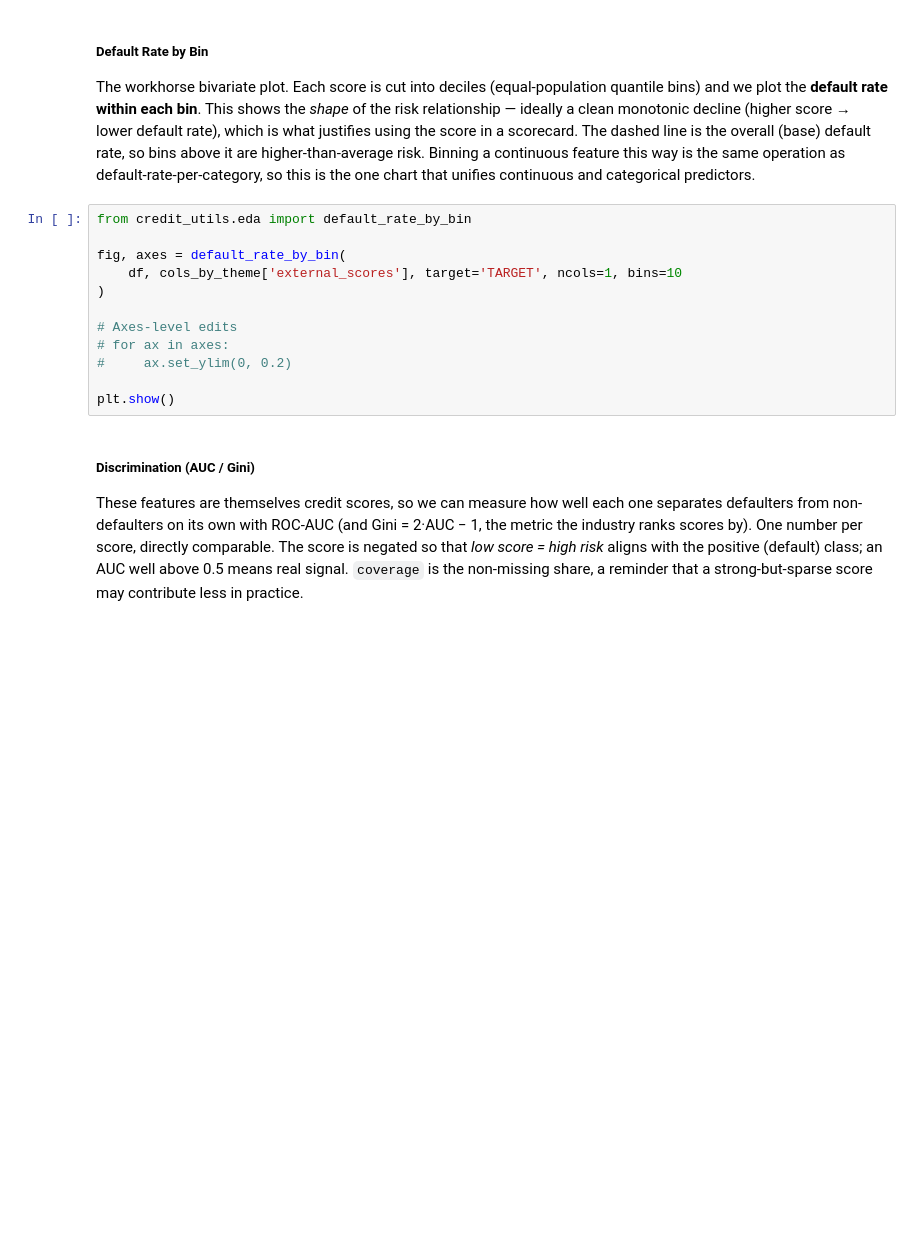
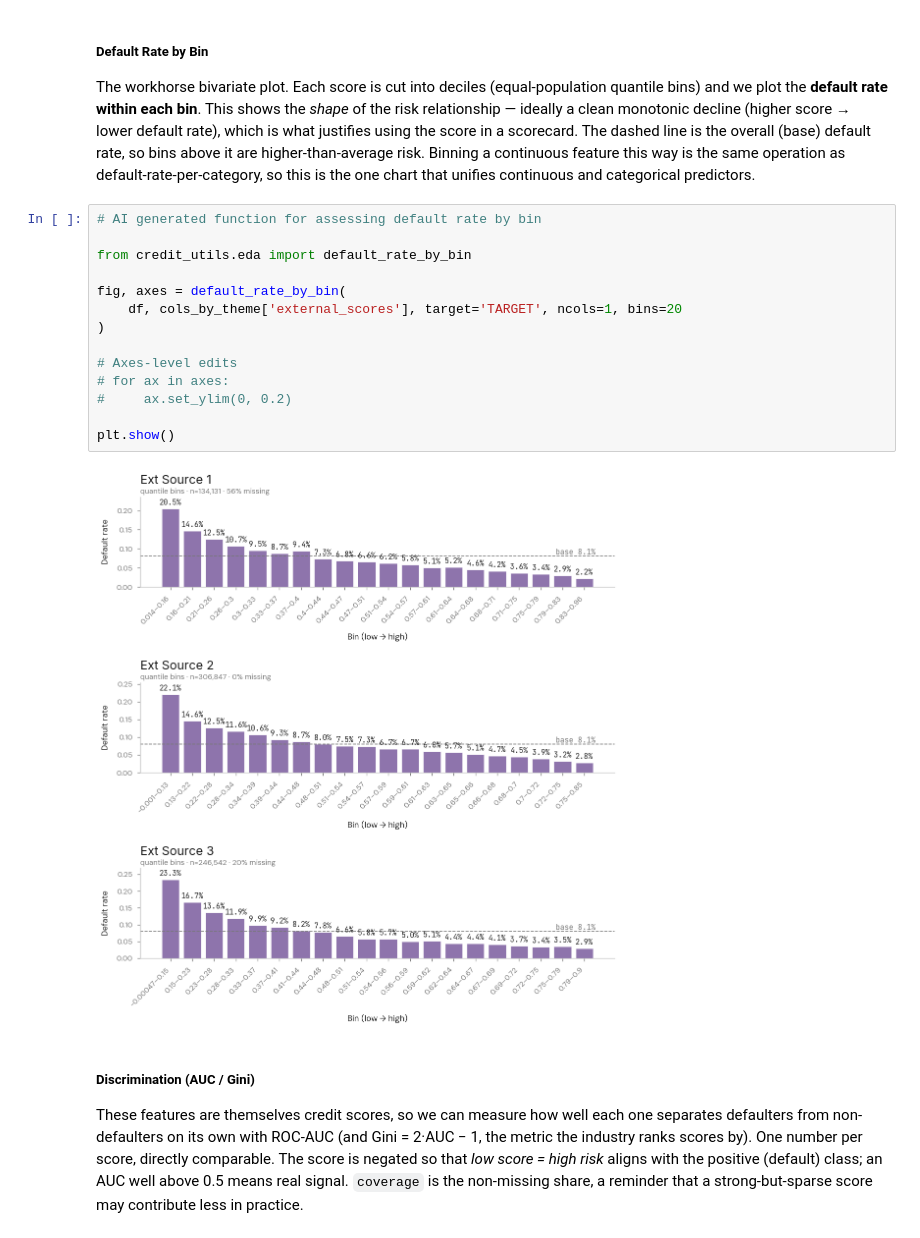
Before and after one commit to smallchuch/CreditRiskLearning, a Jupyter notebook: Projects/Flagship PD Model Project/01_Default_Rate_Driver_Scan_EDA/default_rate_driver_scan_notebook.ipynb, the cells around one changed output. Drawn from its saved outputs; the diff is of its cells as text; blank space fills up the shorter version.

```diff
--- a/Projects/Flagship PD Model Project/01_Default_Rate_Driver_Scan_EDA/default_rate_driver_scan_notebook.ipynb
+++ b/Projects/Flagship PD Model Project/01_Default_Rate_Driver_Scan_EDA/default_rate_driver_scan_notebook.ipynb
@@ -1437,17 +1437,21 @@ plt.show()
 
 The workhorse bivariate plot. Each score is cut into deciles (equal-population quantile bins) and we plot the **default rate within each bin**. This shows the *shape* of the risk relationship — ideally a clean monotonic decline (higher score → lower default rate), which is what justifies using the score in a scorecard. The dashed line is the overall (base) default rate, so bins above it are higher-than-average risk. Binning a continuous feature this way is the same operation as default-rate-per-category, so this is the one chart that unifies continuous and categorical predictors.
 # %%
+# AI generated function for assessing default rate by bin
+
 from credit_utils.eda import default_rate_by_bin
 
 fig, axes = default_rate_by_bin(
-    df, cols_by_theme['external_scores'], target='TARGET', ncols=1, bins=10
+    df, cols_by_theme['external_scores'], target='TARGET', ncols=1, bins=20
 )
 
 # Axes-level edits
 # for ax in axes:
 #     ax.set_ylim(0, 0.2)
 
 plt.show()
+# %% [output]
+[figure, added]
 # %% [markdown]
 ##### Discrimination (AUC / Gini)
 
```
Also changed, not shown: parts of 6 cells of this notebook, 7 other files.
